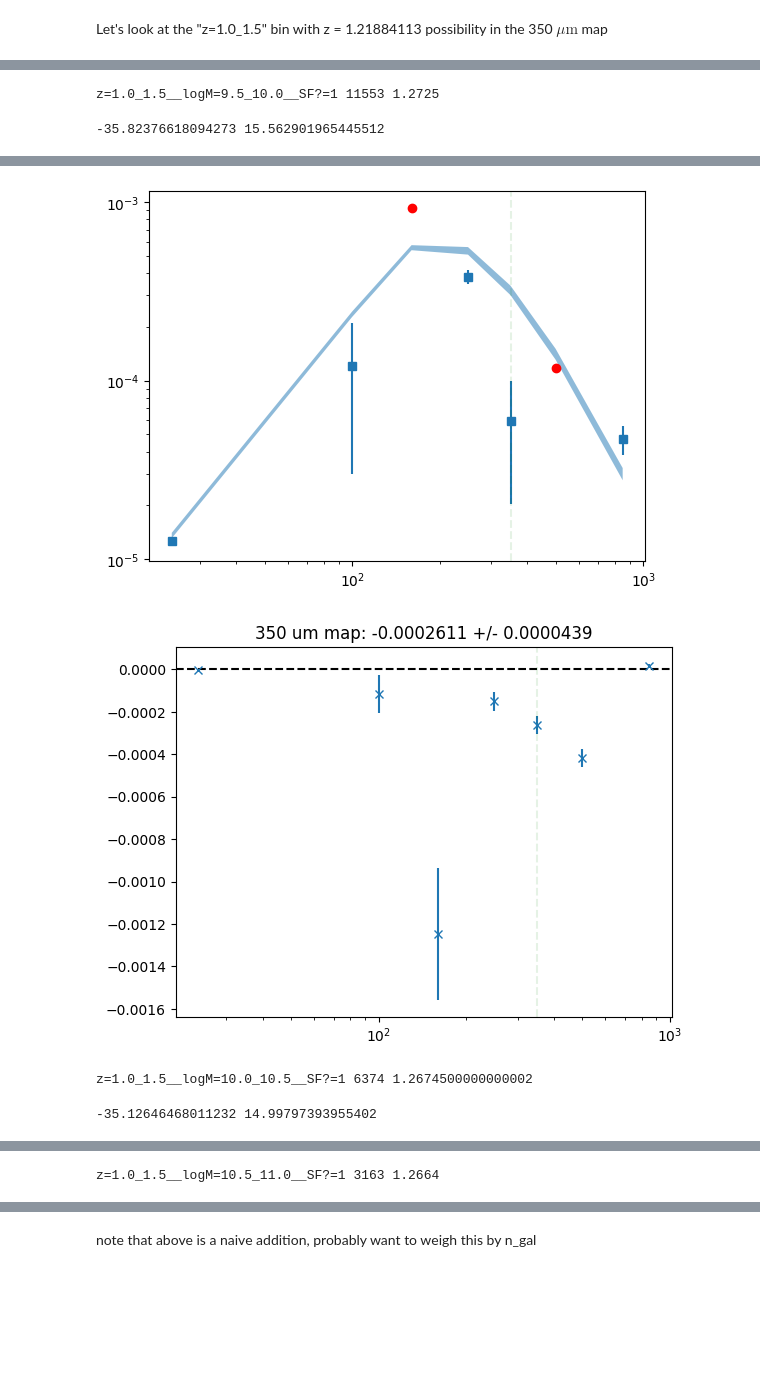
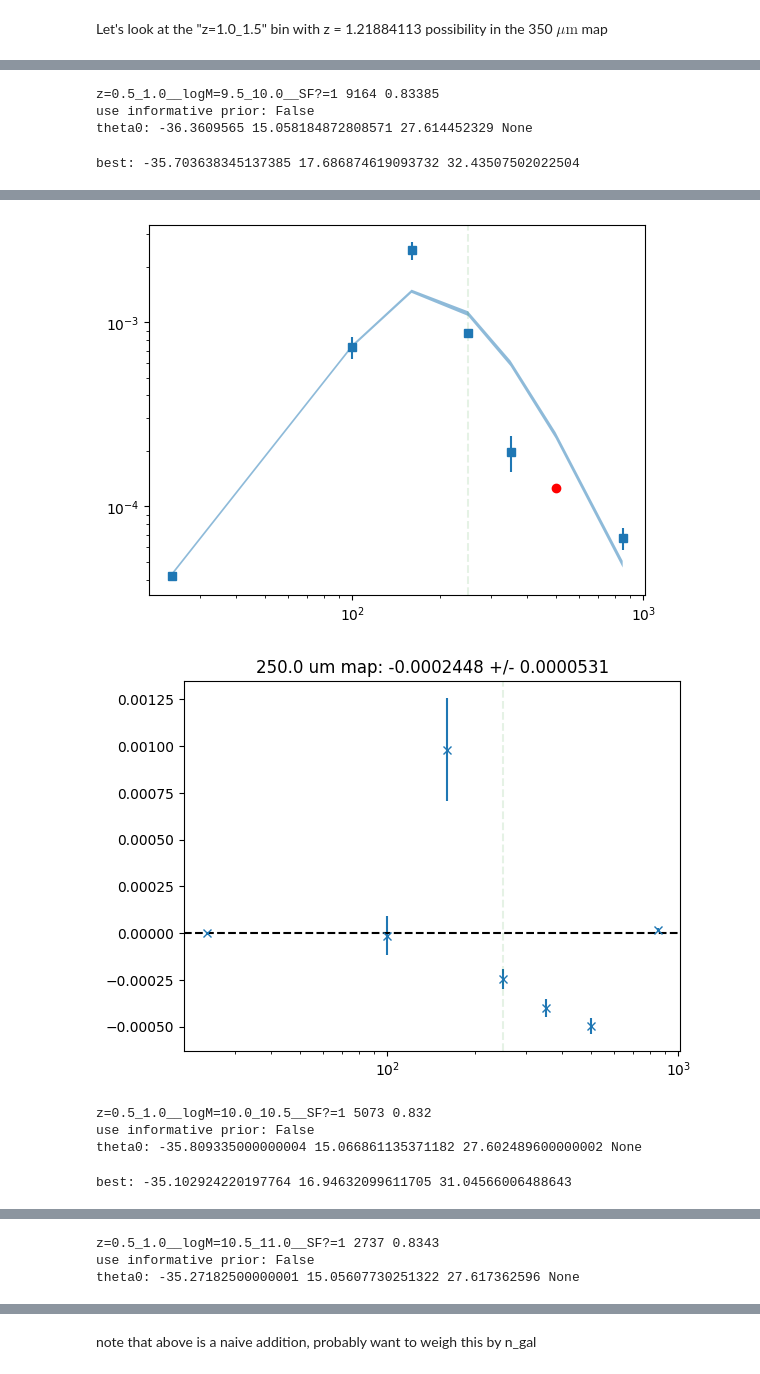
Before and after one commit to shubhagrawal30/LIM_archival, a Jupyter notebook: notebooks/residuals.ipynb, the cells around one changed output, grey strips where cells are left out. Drawn from its saved outputs; the diff is of its cells as text; code cells hidden in the pictures; blank space fills up the shorter version.

Commit message:
informative prior

```diff
--- a/notebooks/residuals.ipynb
+++ b/notebooks/residuals.ipynb
@@ -27,6 +36,13 @@ if "nd" not in rkeys:
         # wavs for which the data is below the 1-sigma error
     with open("simstack.pkl", "wb") as f:
         pickle.dump(results, f)
+
+if "beams" not in rkeys:
+    results['beams'] = np.array([1.55, 2.03, 4.66, 9.94, 17.65, 37.30, 5.68]) * 1e-9
+    # values from the Viero+22 paper 2203.14312, Viero+13 paper 1304.0446, and
+    # SCUBA beam from https://academic.oup.com/mnras/article/465/2/1789/2454739
+    with open("simstack.pkl", "wb") as f:
+        pickle.dump(results, f)
 # %%
 def black(nu_in, T):
     # h = 6.623e-34     ; Joule*s
@@ -236,10 +262,12 @@ results['z_med']
 # %% [markdown]
 Let's look at the "z=1.0_1.5" bin with z = 1.21884113 possibility in the 350 $\mu\text{m}$ map
 # %%
-special_wv_index = 4
+special_wv_index = 3
 map_wv = results['wvs'][special_wv_index]
 map_z = zs[special_wv_index]
-zbin_used = "z=1.0_1.5"
+zbin_used = "z=0.5_1.0"
+
+print(map_wv, map_z, zbin_used)
 
 z_ran = zbin_used.split("_")[0].split("=")[1], zbin_used.split("_")[1]
 assert(float(z_ran[0]) <= map_z < float(z_ran[1]))
@@ -246,3 +276,13 @@ assert(float(z_ran[0]) <= map_z < float(z_ran[1]))
+# %%
+# Viero+22 uses their informative prior in these bins
+informative_prior = ['z=1.5_2.0__logM=9.5_10.0__SF?=1',
+                    'z=2.0_2.5__logM=9.5_10.0__SF?=1',
+                    'z=2.0_2.5__logM=10.0_10.5__SF?=1',
+                    'z=3.0_3.5__logM=9.5_10.0__SF?=1',
+                    'z=3.5_4.0__logM=10.0_10.5__SF?=1',
+                    'z=5.0_6.0__logM=9.5_10.0__SF?=1',
+                    'z=6.0_8.0__logM=10.5_11.0__SF?=1',
+                    'z=6.0_8.0__logM=11.0_12.0__SF?=1']
 # %%
 # loop over emcee code above for keys with "z=1.0_1.5"
 
@@ -262,22 +302,28 @@ for bkey in bkeys:
     z_median = results['z_med'][bkey]
     m_median = results['m_med'][bkey]
 
+    use_informative_prior = bkey in informative_prior
+    print("use informative prior:", use_informative_prior)
+
     Tmodel = (22.5 + 5.8 * z_median + 0.4 * z_median ** 2) / (1 + z_median)
     Amodel = -47 - z_median*0.05 + 11 * (m_median / 10)
+    sigma_T = 0.25 if use_informative_prior else None
+    print("theta0:", Amodel, Tmodel, Tmodel * (1 + z_median), sigma_T)
 
     pertubation = 1e-1
-    theta0 = (Amodel, Tmodel)
-    ndim, nwalkers = len(theta0), 64
-    initial = theta0 + pertubation * np.random.randn(nwalkers, ndim)
+    theta0 = (Amodel, Tmodel) if not use_informative_prior else (Amodel, Tmodel, sigma_T)
+    ndim, nwalkers = 2, 64
+    initial = theta0[:2] + pertubation * np.random.randn(nwalkers, ndim)
 
-    sampler = emcee.EnsembleSampler(nwalkers, ndim, log_probability, args=(x, y, yerr, nd))
-    nsteps, burn_in = 15000, 3000
+    args = (x, y, yerr, nd) if not use_informative_prior else (x, y, yerr, nd, theta0)
+    sampler = emcee.EnsembleSampler(nwalkers, ndim, log_probability, args=args)
+    nsteps, burn_in = 1500, 300
     sampler.run_mcmc(initial, nsteps, progress=True)
 
     samples = sampler.get_chain(discard=burn_in, flat=True)
     As, Ts = samples[:, 0], samples[:, 1]
     Abest, Tbest = np.median(As), np.median(Ts)
-    print(Abest, Tbest)
+    print("best:", Abest, Tbest, Tbest * (1 + z_median))
 
     fig, (ax1, ax2) = plt.subplots(2, 1, figsize=(8, 6))
     ax1.plot(samples[:, 0], alpha=0.1)
@@ -302,7 +348,7 @@ for bkey in bkeys:
     sig_residuals = np.sqrt(np.diag(yerr) + C_std ** 2)
 
     plt.figure()
-    plt.title(f"350 um map: {residuals[special_wv_index]:.7f} +/- {sig_residuals[special_wv_index]:.7f}")
+    plt.title(f"{wvs[special_wv_index]} um map: {residuals[special_wv_index]:.7f} +/- {sig_residuals[special_wv_index]:.7f}")
     plt.errorbar(x, residuals, yerr=sig_residuals, fmt='x')
     plt.axhline(0, color='k', ls='--')
     plt.axvline(x[special_wv_index], color='g', ls='--', alpha=0.1)
@@ -314,5 +360,7 @@ for bkey in bkeys:
 
 emcee_results
 # %% [output]
-z=1.0_1.5__logM=9.5_10.0__SF?=1 11553 1.2725
+z=0.5_1.0__logM=9.5_10.0__SF?=1 9164 0.83385
+use informative prior: False
+theta0: -36.3609565 15.058184872808571 27.614452329 None
--35.82376618094273 15.562901965445512
+best: -35.703638345137385 17.686874619093732 32.43507502022504
@@ -320,4 +368,6 @@ z=1.0_1.5__logM=9.5_10.0__SF?=1 11553 1.2725
-[figure, old version]
+[figure, new version]
-[figure, old version]
+[figure, new version]
-z=1.0_1.5__logM=10.0_10.5__SF?=1 6374 1.2674500000000002
+z=0.5_1.0__logM=10.0_10.5__SF?=1 5073 0.832
+use informative prior: False
+theta0: -35.809335000000004 15.066861135371182 27.602489600000002 None
--35.12646468011232 14.99797393955402
+best: -35.102924220197764 16.94632099611705 31.04566006488643
@@ -327 +377,3 @@ z=1.0_1.5__logM=10.0_10.5__SF?=1 6374 1.2674500000000002
-z=1.0_1.5__logM=10.5_11.0__SF?=1 3163 1.2664
+z=0.5_1.0__logM=10.5_11.0__SF?=1 2737 0.8343
+use informative prior: False
+theta0: -35.27182500000001 15.05607730251322 27.617362596 None
```
Also changed, not shown: parts of 7 cells of this notebook, 1 other file.
